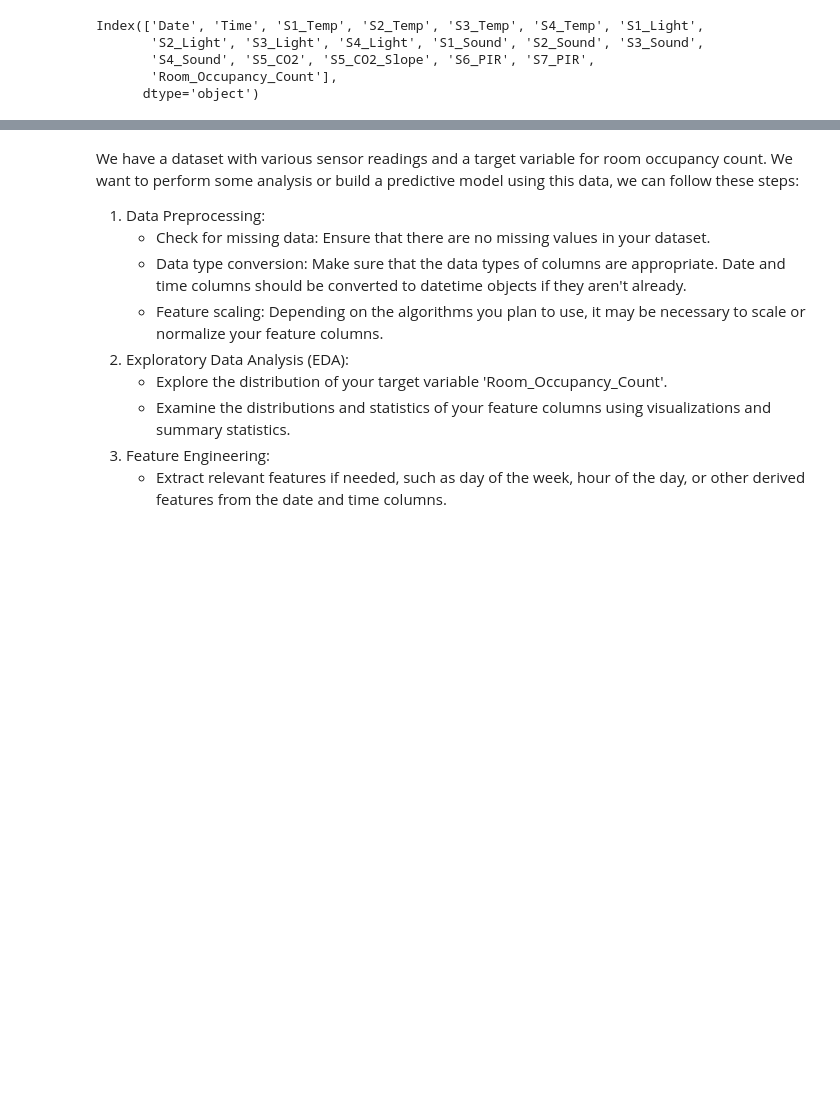
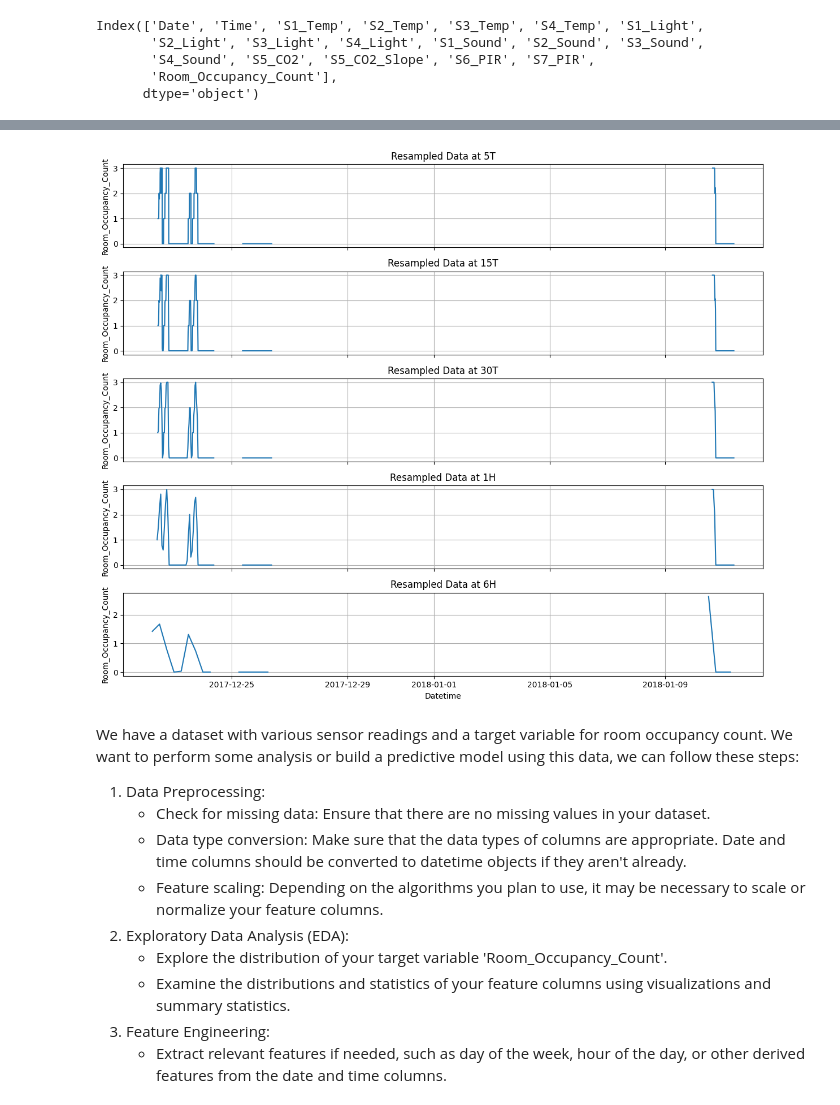
Before and after one commit to YinpuLi/room-occupancy-prediction, a Jupyter notebook: notebook/pred.ipynb, the cells around one changed output, grey strips where cells are left out. Cells and saved outputs as stored; diff of their text form; code cells hidden in the pictures; blank space fills up the shorter version.

```diff
--- a/notebook/pred.ipynb
+++ b/notebook/pred.ipynb
@@ -45,0 +245,12 @@ Name: S5_CO2_Slope, dtype: float64
+# %%
+# Combine 'Date' and 'Time' columns into a single datetime column
+data['Datetime'] = pd.to_datetime(data['Date'] + ' ' + data['Time'])
+
+# Set the combined 'Datetime' column as the new index
+data.set_index('Datetime', inplace=True)
+
+# Drop the original 'Date' and 'Time' columns if they are no longer needed
+data.drop(columns=['Date', 'Time'], inplace=True)
+
+# Check the updated data types and DataFrame structure
+print(data.dtypes)
@@ -46,3 +276,36 @@ Name: S5_CO2_Slope, dtype: float64
+# %%
+import pandas as pd
+import matplotlib.pyplot as plt
+
+# Set the time_column based on your DatetimeIndex
+time_column = data.index
+
+# List of resampling frequencies to test
+resampling_frequencies = ['5T', '15T', '30T', '1H', '6H']
+
+# Create subplots for each resampling frequency
+fig, axes = plt.subplots(len(resampling_frequencies), 1, figsize=(12, 10), sharex=True)
+
+# Iterate through resampling frequencies
+for i, freq in enumerate(resampling_frequencies):
+    # Resample the data at the current frequency
+    resampled_df = data.resample(freq).mean()
+
+    # Plot the resampled data
+    ax = axes[i]
+    ax.plot(resampled_df.index, resampled_df['Room_Occupancy_Count'], label=f'Resampled {freq}')
+    ax.set_ylabel('Room_Occupancy_Count')
+    ax.set_title(f'Resampled Data at {freq}')
+    ax.grid(True)
+
+# Add a common x-axis label
+axes[-1].set_xlabel('Datetime')
+
+# Adjust the layout and show the plot
+plt.tight_layout()
+plt.show()
+# %% [output]
+[figure, added]
 # %% [markdown]
 We have a dataset with various sensor readings and a target variable for room occupancy count. We want to perform some analysis or build a predictive model using this data, we can follow these steps:
 
```
Also changed, not shown: parts of 16 cells of this notebook, 33 other files.
